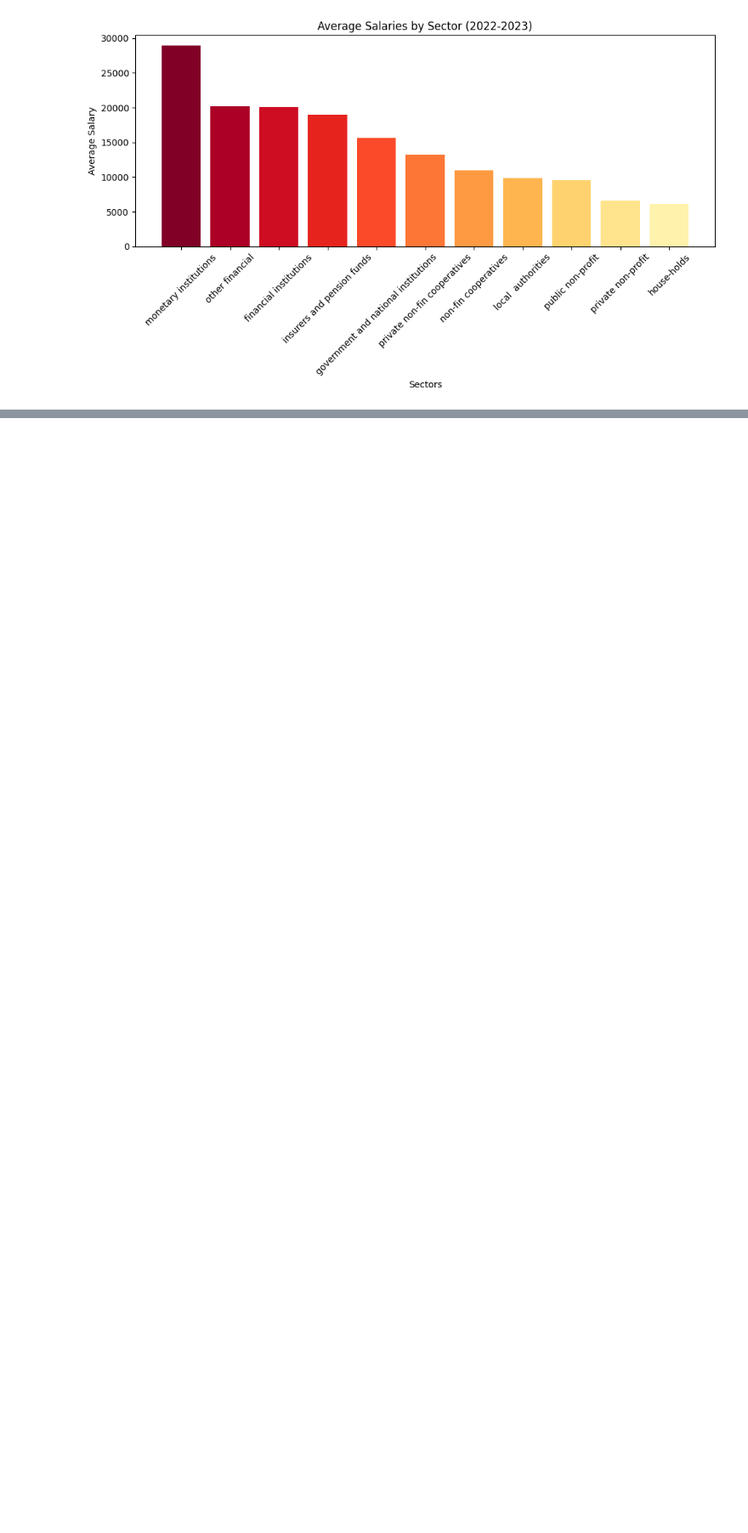
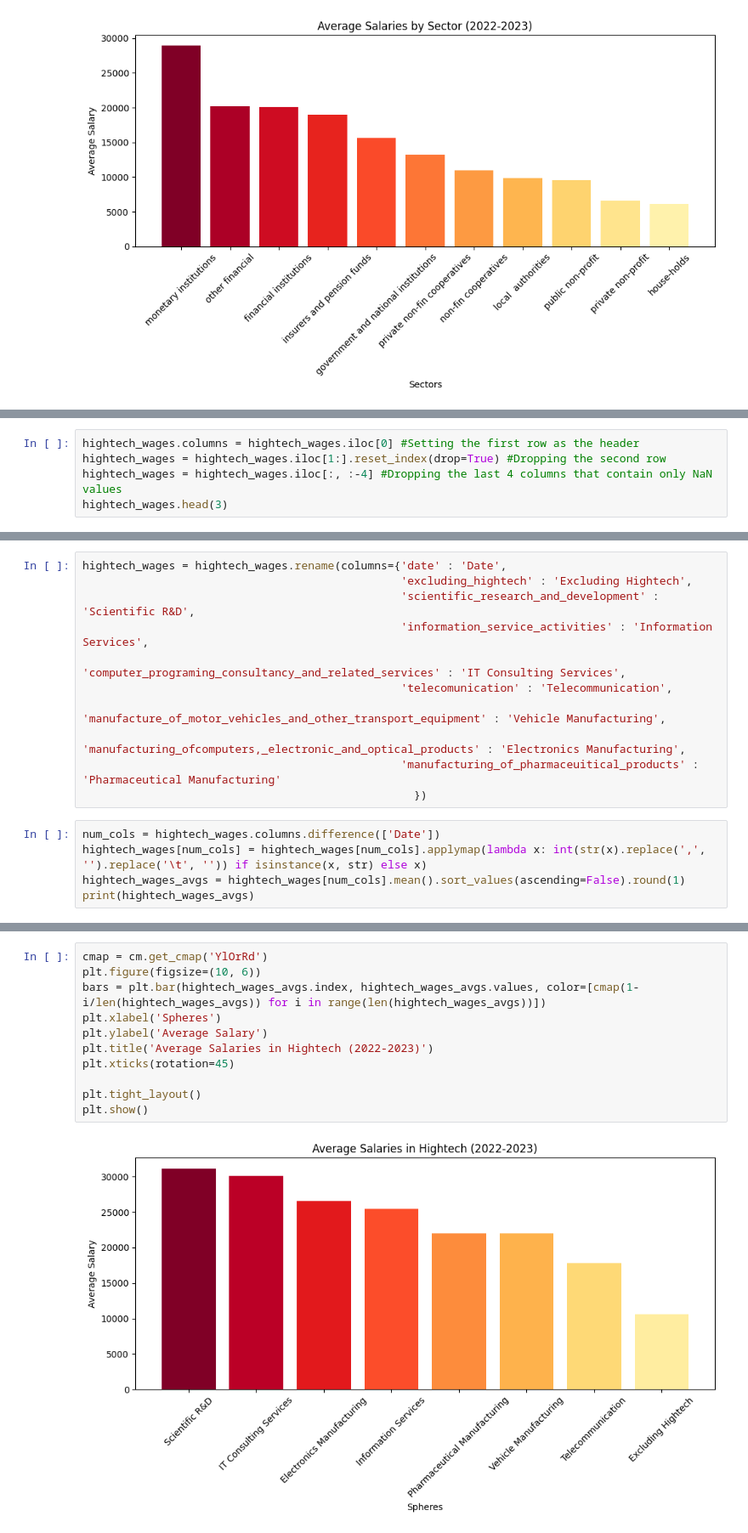
Before and after one commit to LeiaRz/Employment-and-wages-23, a Jupyter notebook: salary_stat_summary.ipynb, the cells around one changed output, grey strips where cells are left out. Shown at 85% size. Cells and saved outputs as stored; diff of their text form; blank space fills up the shorter version.

```diff
--- a/salary_stat_summary.ipynb
+++ b/salary_stat_summary.ipynb
@@ -287,0 +432,5 @@ plt.show()
+# %%
+hightech_wages.columns = hightech_wages.iloc[0] #Setting the first row as the header
+hightech_wages = hightech_wages.iloc[1:].reset_index(drop=True) #Dropping the second row
+hightech_wages = hightech_wages.iloc[:, :-4] #Dropping the last 4 columns that contain only NaN values
+hightech_wages.head(3)
@@ -287,0 +442,16 @@ plt.show()
+# %%
+hightech_wages = hightech_wages.rename(columns={'date' : 'Date',
+                                                'excluding_hightech' : 'Excluding Hightech',
+                                                'scientific_research_and_development' : 'Scientific R&D',
+                                                'information_service_activities' : 'Information Services',
+                                                'computer_programing_consultancy_and_related_services' : 'IT Consulting Services',
+                                                'telecomunication' : 'Telecommunication',
+                                                'manufacture_of_motor_vehicles_and_other_transport_equipment' : 'Vehicle Manufacturing',
+                                                'manufacturing_ofcomputers,_electronic_and_optical_products' : 'Electronics Manufacturing',
+                                                'manufacturing_of_pharmaceuitical_products' : 'Pharmaceutical Manufacturing'
+                                                  })
+# %%
+num_cols = hightech_wages.columns.difference(['Date'])
+hightech_wages[num_cols] = hightech_wages[num_cols].applymap(lambda x: int(str(x).replace(',', '').replace('\t', '')) if isinstance(x, str) else x)
+hightech_wages_avgs = hightech_wages[num_cols].mean().sort_values(ascending=False).round(1)
+print(hightech_wages_avgs)
@@ -287,0 +469,13 @@ plt.show()
+# %%
+cmap = cm.get_cmap('YlOrRd')
+plt.figure(figsize=(10, 6))
+bars = plt.bar(hightech_wages_avgs.index, hightech_wages_avgs.values, color=[cmap(1-i/len(hightech_wages_avgs)) for i in range(len(hightech_wages_avgs))])
+plt.xlabel('Spheres')
+plt.ylabel('Average Salary')
+plt.title('Average Salaries in Hightech (2022-2023)')
+plt.xticks(rotation=45)
+
+plt.tight_layout()
+plt.show()
+# %% [output]
+[figure, added]
```
Also changed, not shown: parts of 28 cells of this notebook, 2 other files.
